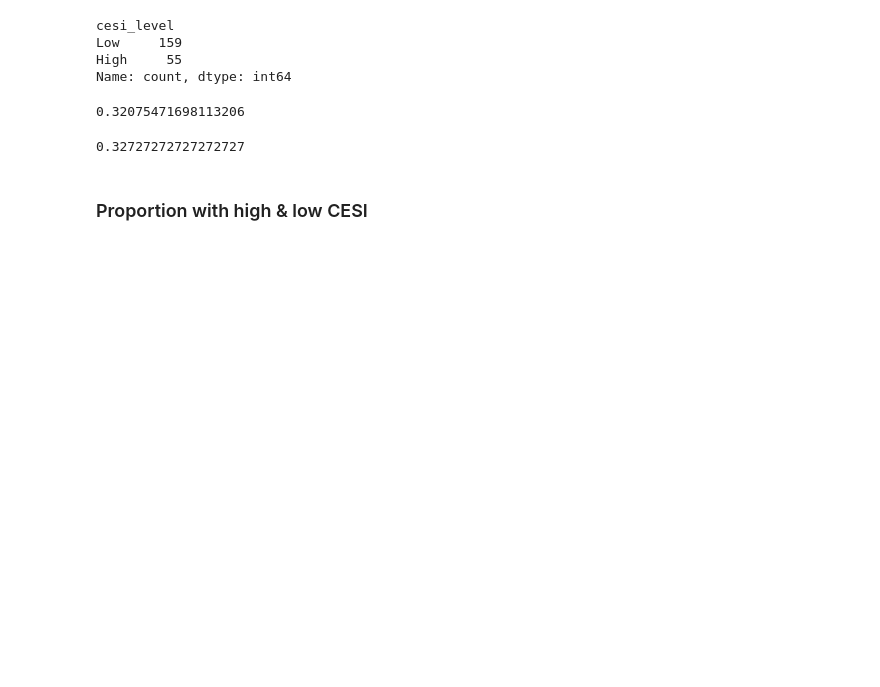
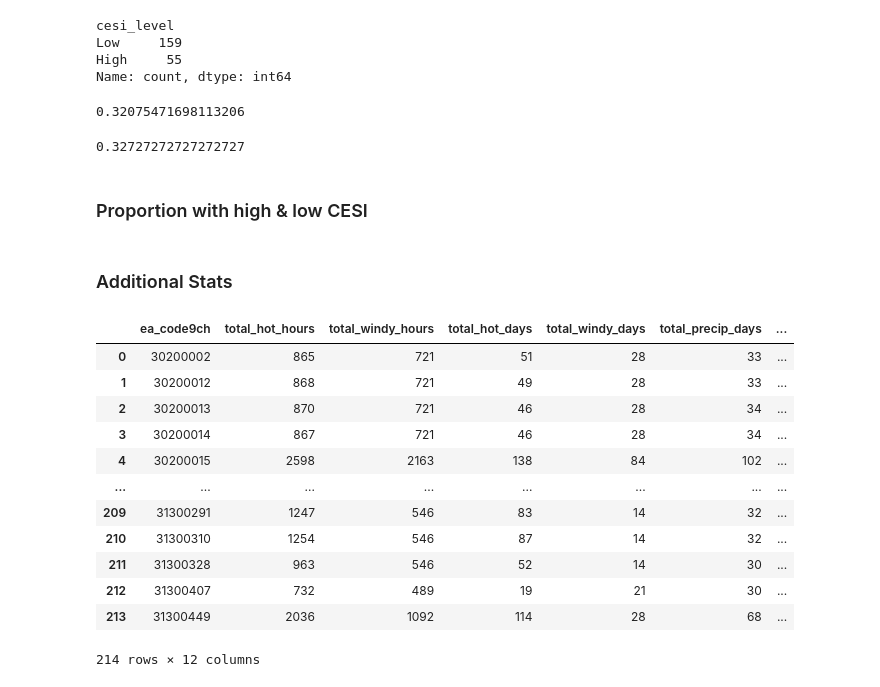
Before and after one commit to KaytheDee/pqr_extreme_weather_analysis, a Jupyter notebook: notebooks/_Logit_Co_occurrence_per_EA_overlapping_hours_full_model_same_day.ipynb, the cells around one changed output. Drawn from its saved outputs; the diff is of its cells as text; code cells hidden in the pictures; blank space fills up the shorter version.

```diff
--- a/notebooks/_Logit_Co_occurrence_per_EA_overlapping_hours_full_model_same_day.ipynb
+++ b/notebooks/_Logit_Co_occurrence_per_EA_overlapping_hours_full_model_same_day.ipynb
@@ -2370,3 +2370,46 @@ cesi_props = (
 )
 # %%
 # cesi_props
+# %% [markdown]
+### Additional Stats
+# %%
+ea_weather_totals = (
+    combined_daily_weather
+    .groupby("ea_code9ch", as_index=False)
+    .agg(
+        # Total event hours
+        total_hot_hours=("Hot_hour_count", "sum"),
+        total_windy_hours=("Wind_hour_count", "sum"),
+
+        # Number of event days
+        total_hot_days=("Hot_day", "sum"),
+        total_windy_days=("Wind_day", "sum"),
+        total_precip_days=("Precip_day", "sum"),
+        total_lightning_days=("Lightning_day", "sum"),
+        total_PL_days=("PL_day", "sum"),
+        total_PWL_days=("PWL_day", "sum"),
+
+        # Weather totals
+        total_precipitation=("Precip_sum", "sum"),
+        total_lightning_count=("Lightning_sum", "sum"),
+
+        # Number of days represented
+        total_observed_days=("Date", "nunique"),
+    ).round(2)
+)
+# %%
+ea_weather_totals
+# %% [output]
+|  | ea_code9ch | total_hot_hours | total_windy_hours | total_hot_days | total_windy_days | total_precip_days | ... |
+| 0 | 30200002 | 865 | 721 | 51 | 28 | 33 | ... |
+| 1 | 30200012 | 868 | 721 | 49 | 28 | 33 | ... |
+| 2 | 30200013 | 870 | 721 | 46 | 28 | 34 | ... |
+| 3 | 30200014 | 867 | 721 | 46 | 28 | 34 | ... |
+| 4 | 30200015 | 2598 | 2163 | 138 | 84 | 102 | ... |
+| ... | ... | ... | ... | ... | ... | ... | ... |
+| 209 | 31300291 | 1247 | 546 | 83 | 14 | 32 | ... |
+| 210 | 31300310 | 1254 | 546 | 87 | 14 | 32 | ... |
+| 211 | 31300328 | 963 | 546 | 52 | 14 | 30 | ... |
+| 212 | 31300407 | 732 | 489 | 19 | 21 | 30 | ... |
+| 213 | 31300449 | 2036 | 1092 | 114 | 28 | 68 | ... |
+214 rows × 12 columns
```
Also changed, not shown: parts of 15 cells of this notebook, 2 other files.
